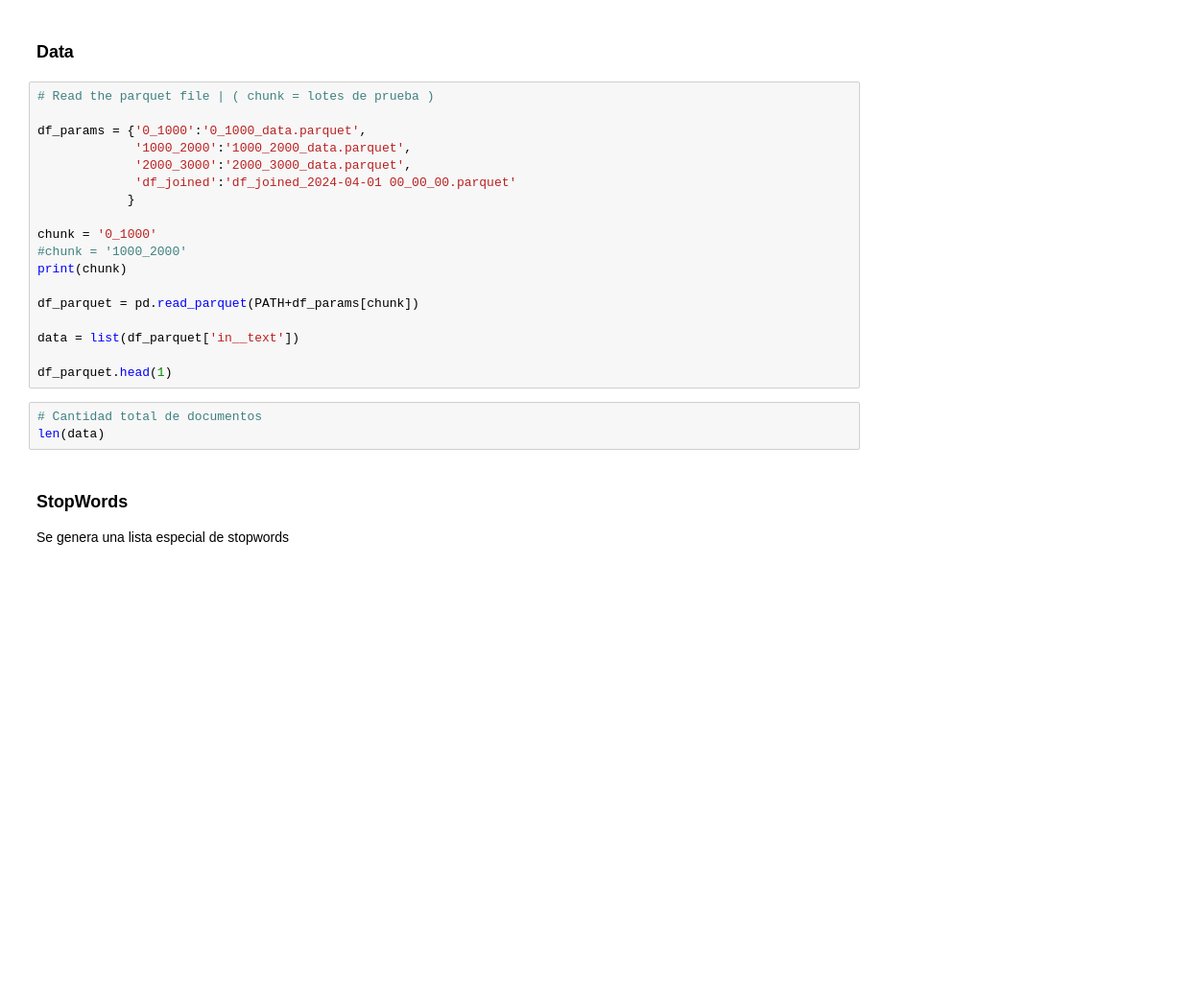
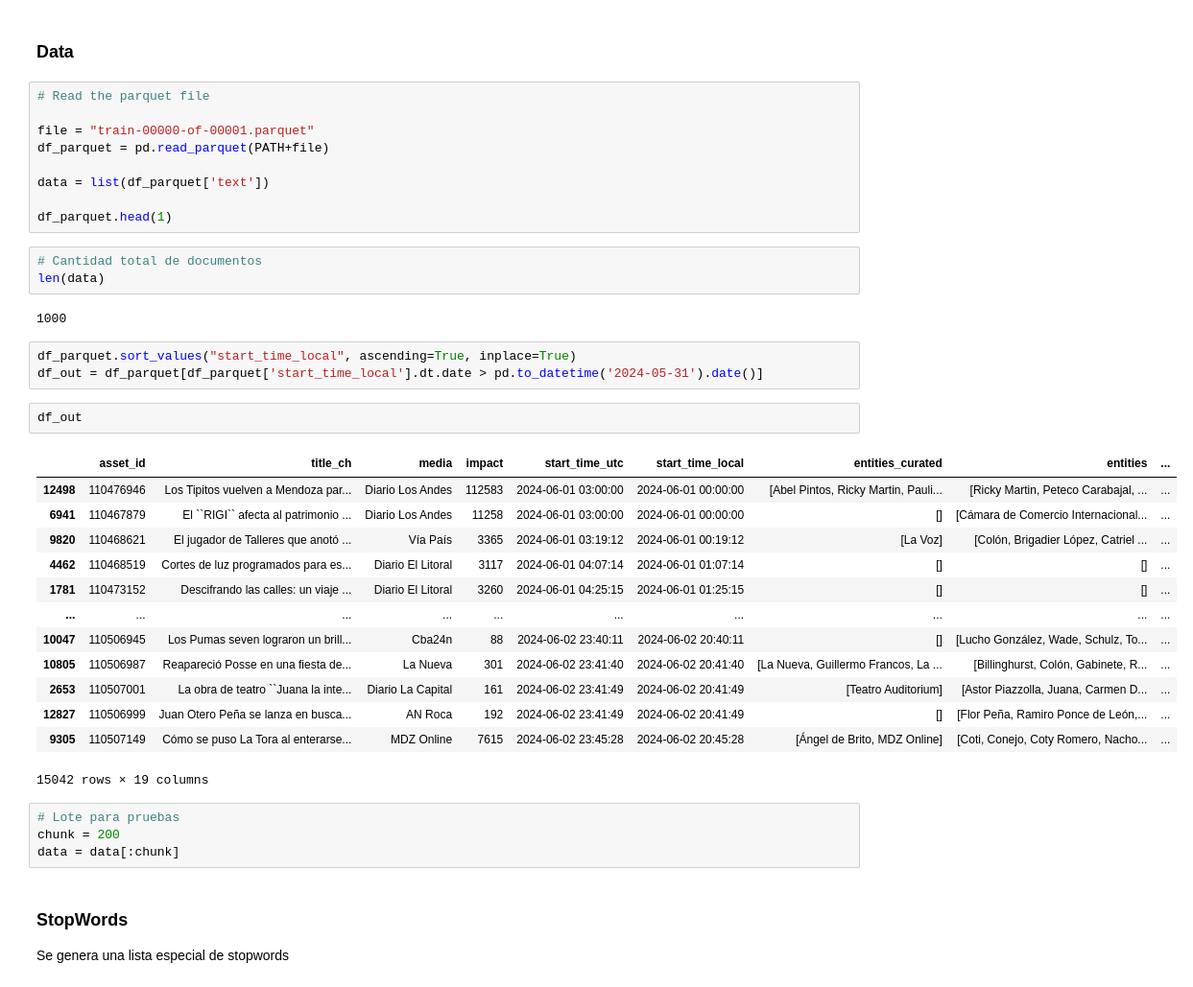
Before and after one commit to gabrielfernandorey/ITBA-NLP, a Jupyter notebook: NLP_01_data.ipynb, the cells around one changed output. Shown at 96% size. Cells and saved outputs as stored; diff of their text form; blank space fills up the shorter version.

```diff
--- a/NLP_01_data.ipynb
+++ b/NLP_01_data.ipynb
@@ -76,26 +81,42 @@ PATH
 # %% [markdown]
 ### Data
 # %%
-# Read the parquet file | ( chunk = lotes de prueba )
+# Read the parquet file
 
-df_params = {'0_1000':'0_1000_data.parquet',
-             '1000_2000':'1000_2000_data.parquet',
-             '2000_3000':'2000_3000_data.parquet',
-             'df_joined':'df_joined_2024-04-01 00_00_00.parquet'
-            }
+file = "train-00000-of-00001.parquet"
+df_parquet = pd.read_parquet(PATH+file)
 
-chunk = '0_1000'
-#chunk = '1000_2000'
-print(chunk)
-
-df_parquet = pd.read_parquet(PATH+df_params[chunk])
-
-data = list(df_parquet['in__text'])
+data = list(df_parquet['text'])
 
 df_parquet.head(1)
 # %%
 # Cantidad total de documentos
 len(data)
+# %% [output]
+1000
+# %%
+df_parquet.sort_values("start_time_local", ascending=True, inplace=True)
+df_out = df_parquet[df_parquet['start_time_local'].dt.date > pd.to_datetime('2024-05-31').date()]
+# %%
+df_out
+# %% [output]
+|  | asset_id | title_ch | media | impact | start_time_utc | start_time_local | entities_curated | entities | ... |
+| 12498 | 110476946 | Los Tipitos vuelven a Mendoza par... | Diario Los Andes | 112583 | 2024-06-01 03:00:00 | 2024-06-01 00:00:00 | [Abel Pintos, Ricky Martin, Pauli... | [Ricky Martin, Peteco Carabajal, ... | ... |
+| 6941 | 110467879 | El ``RIGI`` afecta al patrimonio ... | Diario Los Andes | 11258 | 2024-06-01 03:00:00 | 2024-06-01 00:00:00 | [] | [Cámara de Comercio Internacional... | ... |
+| 9820 | 110468621 | El jugador de Talleres que anotó ... | Vía País | 3365 | 2024-06-01 03:19:12 | 2024-06-01 00:19:12 | [La Voz] | [Colón, Brigadier López, Catriel ... | ... |
+| 4462 | 110468519 | Cortes de luz programados para es... | Diario El Litoral | 3117 | 2024-06-01 04:07:14 | 2024-06-01 01:07:14 | [] | [] | ... |
+| 1781 | 110473152 | Descifrando las calles: un viaje ... | Diario El Litoral | 3260 | 2024-06-01 04:25:15 | 2024-06-01 01:25:15 | [] | [] | ... |
+| ... | ... | ... | ... | ... | ... | ... | ... | ... | ... |
+| 10047 | 110506945 | Los Pumas seven lograron un brill... | Cba24n | 88 | 2024-06-02 23:40:11 | 2024-06-02 20:40:11 | [] | [Lucho González, Wade, Schulz, To... | ... |
+| 10805 | 110506987 | Reapareció Posse en una fiesta de... | La Nueva | 301 | 2024-06-02 23:41:40 | 2024-06-02 20:41:40 | [La Nueva, Guillermo Francos, La ... | [Billinghurst, Colón, Gabinete, R... | ... |
+| 2653 | 110507001 | La obra de teatro ``Juana la inte... | Diario La Capital | 161 | 2024-06-02 23:41:49 | 2024-06-02 20:41:49 | [Teatro Auditorium] | [Astor Piazzolla, Juana, Carmen D... | ... |
+| 12827 | 110506999 | Juan Otero Peña se lanza en busca... | AN Roca | 192 | 2024-06-02 23:41:49 | 2024-06-02 20:41:49 | [] | [Flor Peña, Ramiro Ponce de León,... | ... |
+| 9305 | 110507149 | Cómo se puso La Tora al enterarse... | MDZ Online | 7615 | 2024-06-02 23:45:28 | 2024-06-02 20:45:28 | [Ángel de Brito, MDZ Online] | [Coti, Conejo, Coty Romero, Nacho... | ... |
+15042 rows × 19 columns
+# %%
+# Lote para pruebas
+chunk = 200
+data = data[:chunk]
 # %% [markdown]
 ### StopWords
 Se genera una lista especial de stopwords
```
Also changed, not shown: parts of 12 cells of this notebook, 31 other files.
